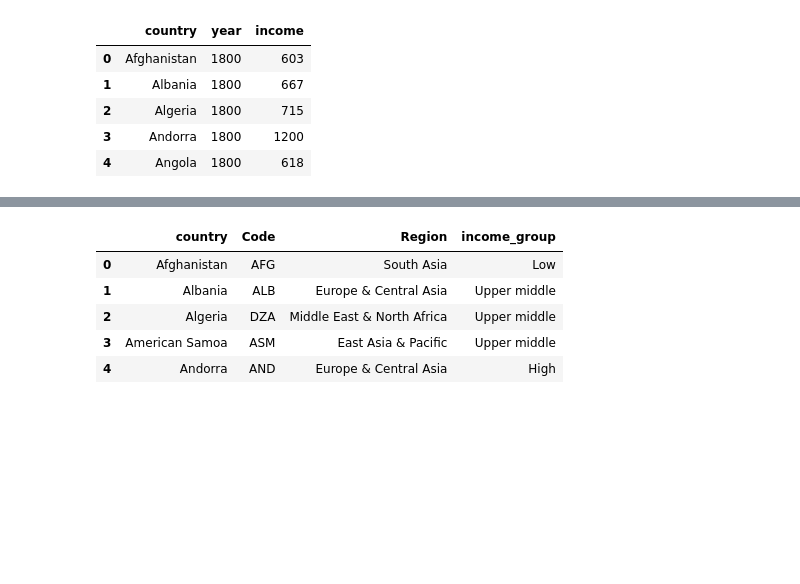
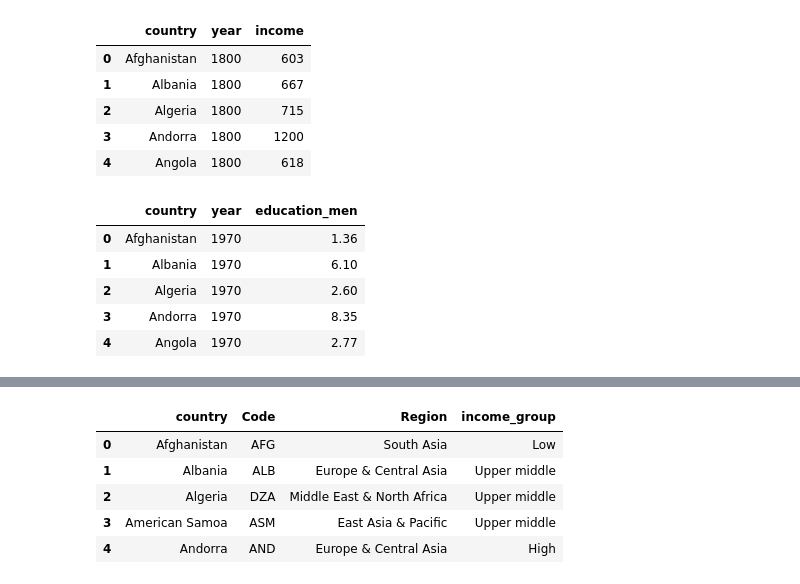
Before and after one commit to UofTCoders/2018-09-10-utoronto, a Jupyter notebook: code/dataset-generation.ipynb, the cells around one changed output, grey strips where cells are left out. Saved outputs shown, nothing was run; the diff lists cells and outputs as text; code cells hidden in the pictures; blank space fills up the shorter version.

```diff
--- a/code/dataset-generation.ipynb
+++ b/code/dataset-generation.ipynb
@@ -115,3 +117,18 @@ income_melt.head()
 | 2 | Algeria | 1800 | 715 |
 | 3 | Andorra | 1800 | 1200 |
 | 4 | Angola | 1800 | 618 |
+# %%
+# Education men
+education_men = pd.read_csv('../data/mean_years_in_school_men_25_to_34_years.csv')
+education_men_melt = education_men.melt(id_vars='geo', var_name='year', value_name='education_men')
+education_men_melt['year'] = education_men_melt['year'].astype(int)
+education_men_melt = education_men_melt.rename(columns={'geo': 'country'})
+
+education_men_melt.head()
+# %% [output]
+|  | country | year | education_men |
+| 0 | Afghanistan | 1970 | 1.36 |
+| 1 | Albania | 1970 | 6.10 |
+| 2 | Algeria | 1970 | 2.60 |
+| 3 | Andorra | 1970 | 8.35 |
+| 4 | Angola | 1970 | 2.77 |
```
Also changed, not shown: parts of 8 cells of this notebook.
